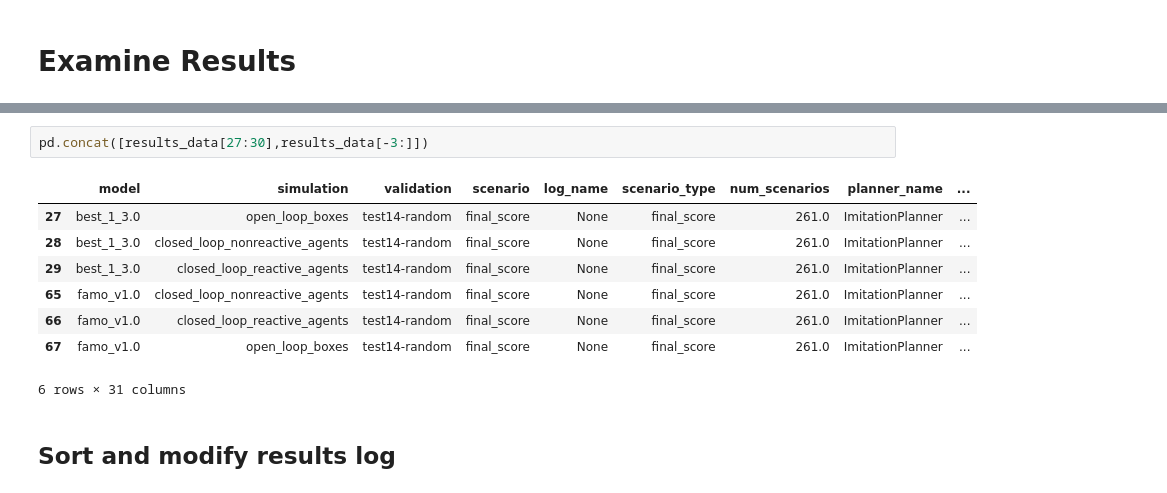
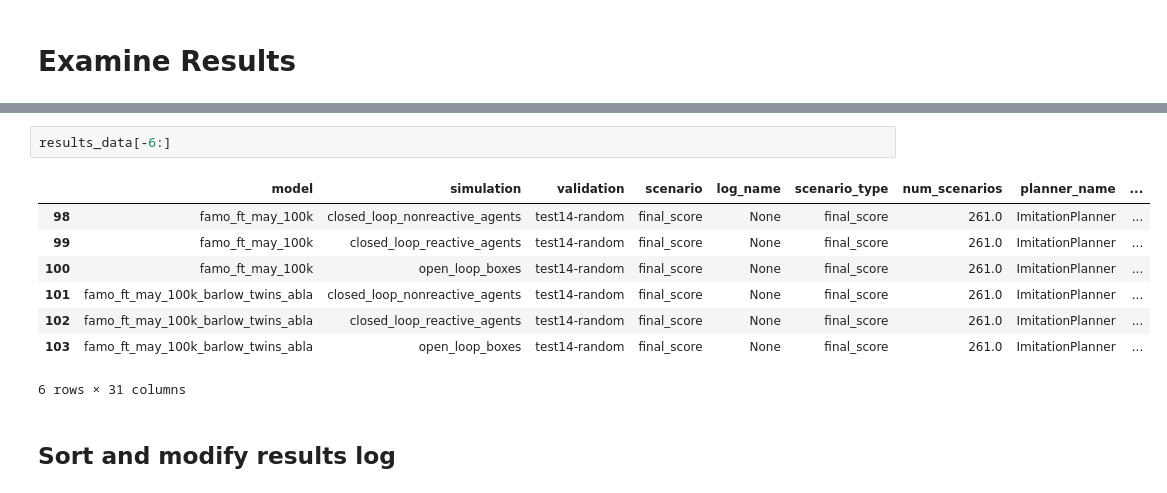
Before and after one commit to Jiale-Fan/planTF, a Jupyter notebook: examine_results.ipynb, the cells around one changed output, grey strips where cells are left out. Drawn from its saved outputs; the diff is of its cells as text.

Commit message:
updated results

```diff
--- a/examine_results.ipynb
+++ b/examine_results.ipynb
@@ -23,14 +23,14 @@ results_data
-# %%
-pd.concat([results_data[27:30],results_data[-3:]])
-# %% [output]
-|  | model | simulation | validation | scenario | log_name | scenario_type | num_scenarios | planner_name | ... |
-| 27 | best_1_3.0 | open_loop_boxes | test14-random | final_score | None | final_score | 261.0 | ImitationPlanner | ... |
-| 28 | best_1_3.0 | closed_loop_nonreactive_agents | test14-random | final_score | None | final_score | 261.0 | ImitationPlanner | ... |
-| 29 | best_1_3.0 | closed_loop_reactive_agents | test14-random | final_score | None | final_score | 261.0 | ImitationPlanner | ... |
-| 65 | famo_v1.0 | closed_loop_nonreactive_agents | test14-random | final_score | None | final_score | 261.0 | ImitationPlanner | ... |
-| 66 | famo_v1.0 | closed_loop_reactive_agents | test14-random | final_score | None | final_score | 261.0 | ImitationPlanner | ... |
-| 67 | famo_v1.0 | open_loop_boxes | test14-random | final_score | None | final_score | 261.0 | ImitationPlanner | ... |
-6 rows × 31 columns
+# %%
+results_data[-6:]
+# %% [output]
+|  | model | simulation | validation | scenario | log_name | scenario_type | num_scenarios | planner_name | ... |
+| 98 | famo_ft_may_100k | closed_loop_nonreactive_agents | test14-random | final_score | None | final_score | 261.0 | ImitationPlanner | ... |
+| 99 | famo_ft_may_100k | closed_loop_reactive_agents | test14-random | final_score | None | final_score | 261.0 | ImitationPlanner | ... |
+| 100 | famo_ft_may_100k | open_loop_boxes | test14-random | final_score | None | final_score | 261.0 | ImitationPlanner | ... |
+| 101 | famo_ft_may_100k_barlow_twins_abla | closed_loop_nonreactive_agents | test14-random | final_score | None | final_score | 261.0 | ImitationPlanner | ... |
+| 102 | famo_ft_may_100k_barlow_twins_abla | closed_loop_reactive_agents | test14-random | final_score | None | final_score | 261.0 | ImitationPlanner | ... |
+| 103 | famo_ft_may_100k_barlow_twins_abla | open_loop_boxes | test14-random | final_score | None | final_score | 261.0 | ImitationPlanner | ... |
+6 rows × 31 columns
 # %% [markdown]
 ## Sort and modify results log
 # %%
```
Also changed, not shown: parts of 2 cells of this notebook, 1 other file.
